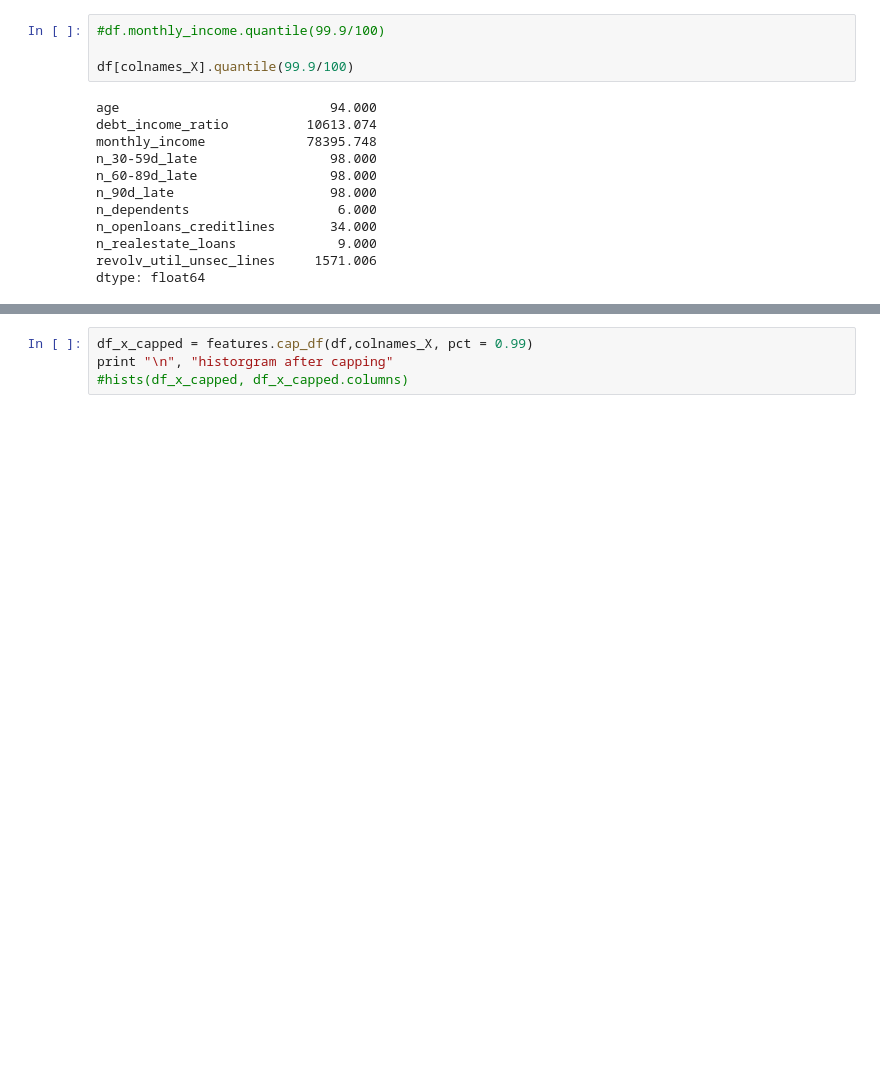
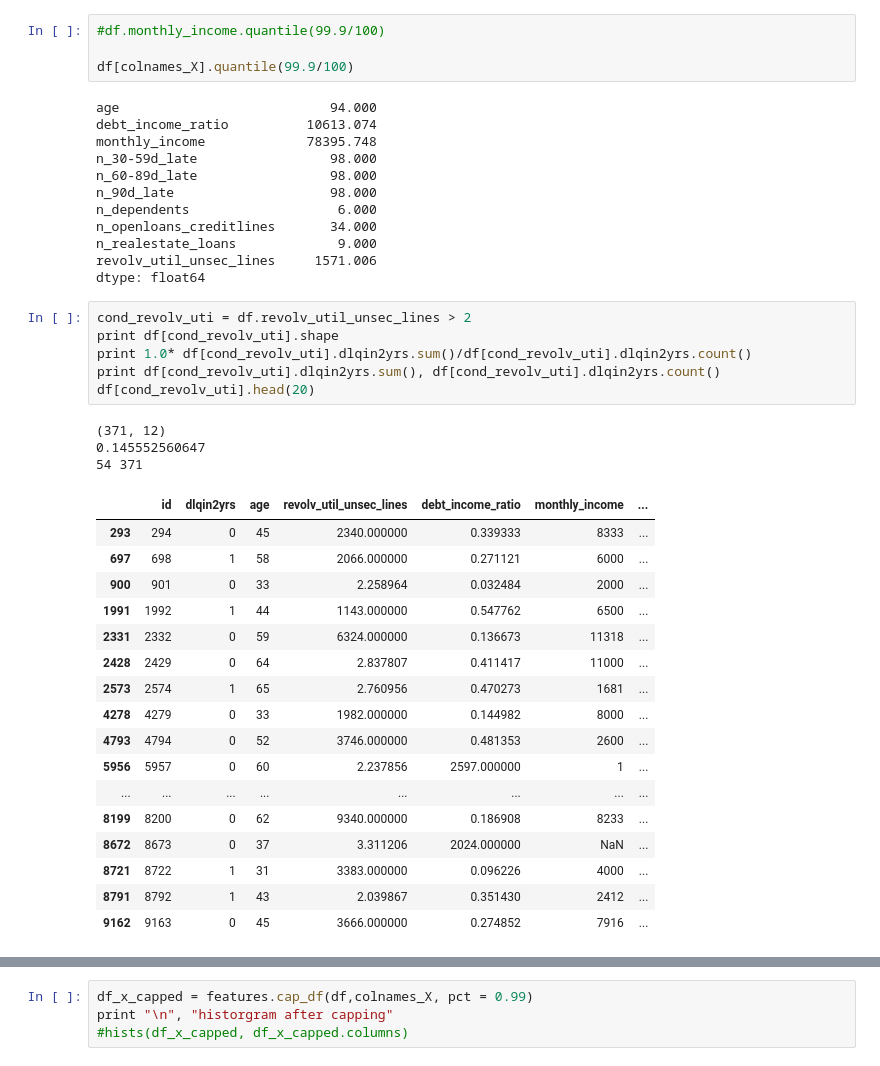
Before and after one commit to joyce-duan/ml_cases, a Jupyter notebook: give_me_some_credit/EDA.ipynb, the cells around one changed output, grey strips where cells are left out. Drawn from its saved outputs; the diff is of its cells as text; blank space fills up the shorter version.

```diff
--- a/give_me_some_credit/EDA.ipynb
+++ b/give_me_some_credit/EDA.ipynb
@@ -131,3 +305,30 @@ n_openloans_creditlines       34.000
 n_realestate_loans             9.000
 revolv_util_unsec_lines     1571.006
 dtype: float64
+# %%
+cond_revolv_uti = df.revolv_util_unsec_lines > 2
+print df[cond_revolv_uti].shape
+print 1.0* df[cond_revolv_uti].dlqin2yrs.sum()/df[cond_revolv_uti].dlqin2yrs.count()
+print df[cond_revolv_uti].dlqin2yrs.sum(), df[cond_revolv_uti].dlqin2yrs.count()
+df[cond_revolv_uti].head(20)
+# %% [output]
+(371, 12)
+0.145552560647
+54 371
+|  | id | dlqin2yrs | age | revolv_util_unsec_lines | debt_income_ratio | monthly_income | ... |
+| 293 | 294 | 0 | 45 | 2340.000000 | 0.339333 | 8333 | ... |
+| 697 | 698 | 1 | 58 | 2066.000000 | 0.271121 | 6000 | ... |
+| 900 | 901 | 0 | 33 | 2.258964 | 0.032484 | 2000 | ... |
+| 1991 | 1992 | 1 | 44 | 1143.000000 | 0.547762 | 6500 | ... |
+| 2331 | 2332 | 0 | 59 | 6324.000000 | 0.136673 | 11318 | ... |
+| 2428 | 2429 | 0 | 64 | 2.837807 | 0.411417 | 11000 | ... |
+| 2573 | 2574 | 1 | 65 | 2.760956 | 0.470273 | 1681 | ... |
+| 4278 | 4279 | 0 | 33 | 1982.000000 | 0.144982 | 8000 | ... |
+| 4793 | 4794 | 0 | 52 | 3746.000000 | 0.481353 | 2600 | ... |
+| 5956 | 5957 | 0 | 60 | 2.237856 | 2597.000000 | 1 | ... |
+| ... | ... | ... | ... | ... | ... | ... | ... |
+| 8199 | 8200 | 0 | 62 | 9340.000000 | 0.186908 | 8233 | ... |
+| 8672 | 8673 | 0 | 37 | 3.311206 | 2024.000000 | NaN | ... |
+| 8721 | 8722 | 1 | 31 | 3383.000000 | 0.096226 | 4000 | ... |
+| 8791 | 8792 | 1 | 43 | 2.039867 | 0.351430 | 2412 | ... |
+| 9162 | 9163 | 0 | 45 | 3666.000000 | 0.274852 | 7916 | ... |
```
Also changed, not shown: parts of 26 cells of this notebook.
